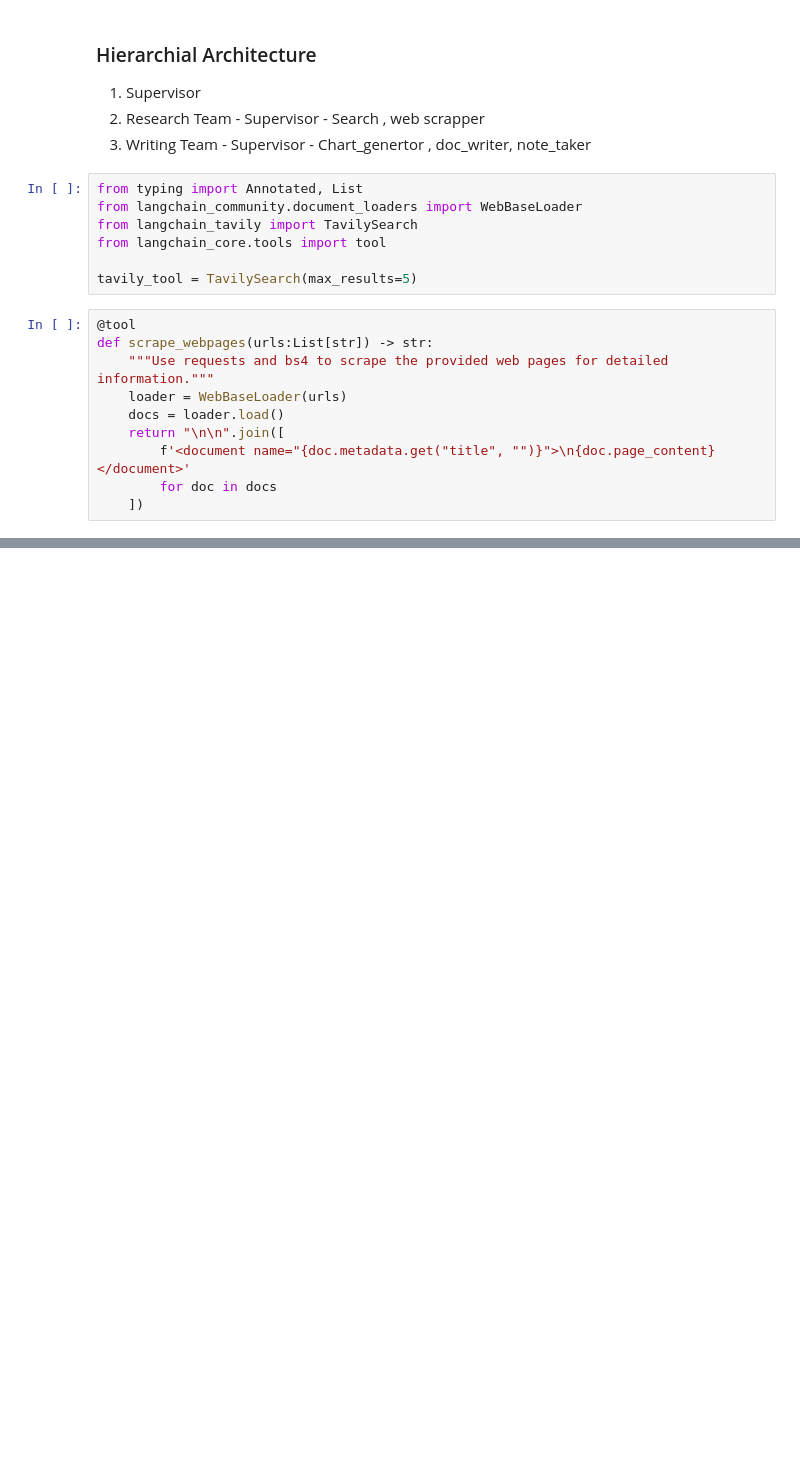
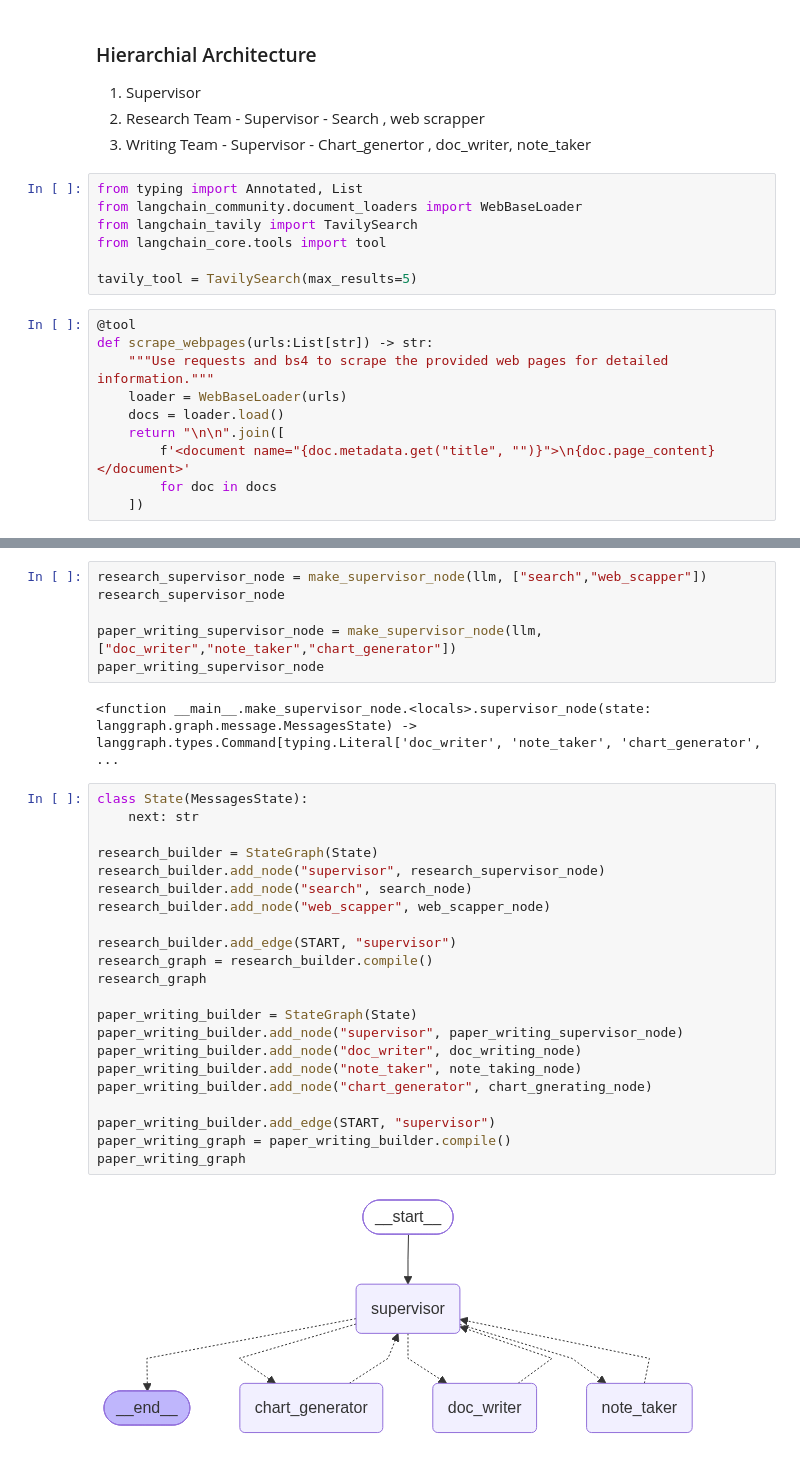
Before and after one commit to navdeep-projects/AIProjects, a Jupyter notebook: 2-HeathcareAgent/6-MultiAgentRag.ipynb, the cells around one changed output, grey strips where cells are left out. Saved outputs shown, nothing was run; the diff lists cells and outputs as text; blank space fills up the shorter version.

```diff
--- a/2-HeathcareAgent/6-MultiAgentRag.ipynb
+++ b/2-HeathcareAgent/6-MultiAgentRag.ipynb
@@ -332,0 +451,32 @@ def create_outline(
+# %%
+research_supervisor_node = make_supervisor_node(llm, ["search","web_scapper"])
+research_supervisor_node
+
+paper_writing_supervisor_node = make_supervisor_node(llm, ["doc_writer","note_taker","chart_generator"])
+paper_writing_supervisor_node
+# %% [output]
+<function __main__.make_supervisor_node.<locals>.supervisor_node(state: langgraph.graph.message.MessagesState) -> langgraph.types.Command[typing.Literal['doc_writer', 'note_taker', 'chart_generator',  ...
+# %%
+class State(MessagesState):
+    next: str
+
+research_builder = StateGraph(State)
+research_builder.add_node("supervisor", research_supervisor_node)
+research_builder.add_node("search", search_node)
+research_builder.add_node("web_scapper", web_scapper_node)
+
+research_builder.add_edge(START, "supervisor")
+research_graph = research_builder.compile()
+research_graph
+
+paper_writing_builder = StateGraph(State)
+paper_writing_builder.add_node("supervisor", paper_writing_supervisor_node)
+paper_writing_builder.add_node("doc_writer", doc_writing_node)
+paper_writing_builder.add_node("note_taker", note_taking_node)
+paper_writing_builder.add_node("chart_generator", chart_gnerating_node)
+
+paper_writing_builder.add_edge(START, "supervisor")
+paper_writing_graph = paper_writing_builder.compile()
+paper_writing_graph
+# %% [output]
+[figure, added]
```
Also changed, not shown: parts of 13 cells of this notebook.
